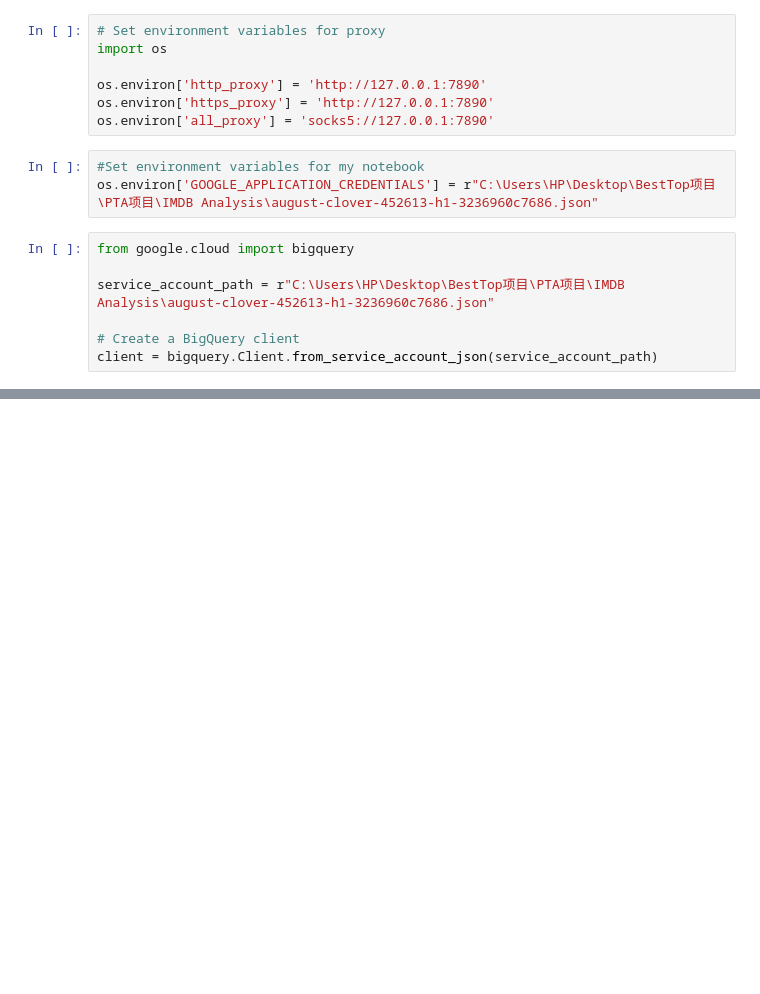
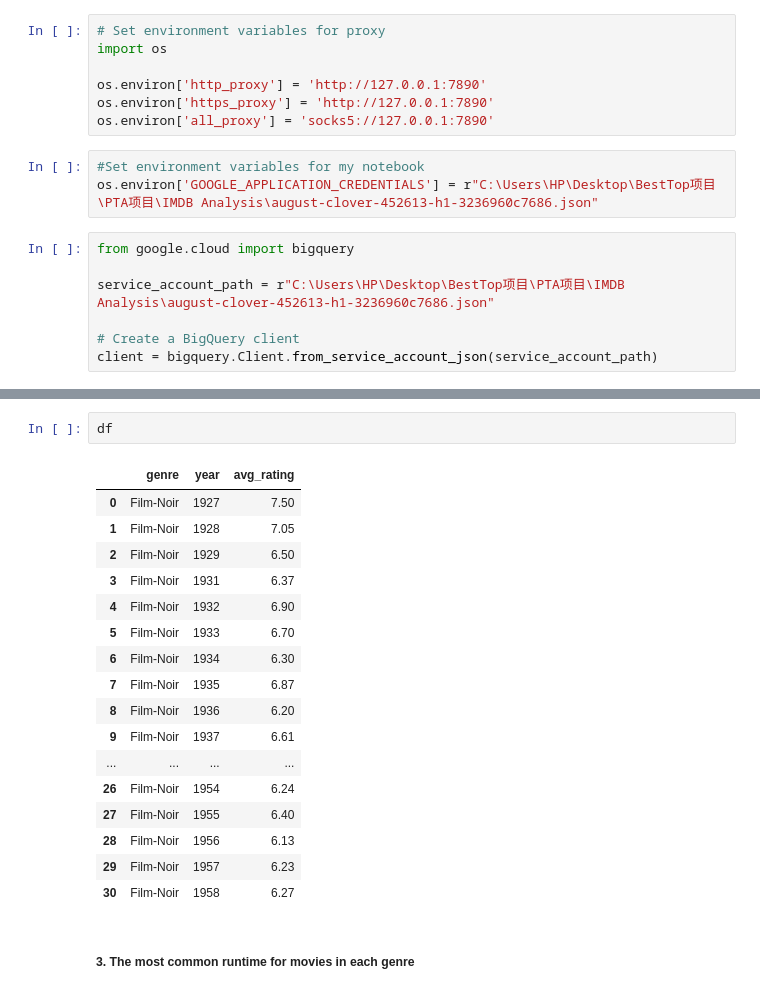
Before and after one commit to JiahuaXue/data-analysis, a Jupyter notebook: IMDB Analylsis.ipynb, the cells around one changed output, grey strips where cells are left out. Cells and saved outputs as stored; diff of their text form; blank space fills up the shorter version.

```diff
--- a/IMDB Analylsis.ipynb
+++ b/IMDB Analylsis.ipynb
@@ -37,0 +220,22 @@ C:\Users\HP\data-analysis\data-analysis
+# %%
+df
+# %% [output]
+|  | genre | year | avg_rating |
+| 0 | Film-Noir | 1927 | 7.50 |
+| 1 | Film-Noir | 1928 | 7.05 |
+| 2 | Film-Noir | 1929 | 6.50 |
+| 3 | Film-Noir | 1931 | 6.37 |
+| 4 | Film-Noir | 1932 | 6.90 |
+| 5 | Film-Noir | 1933 | 6.70 |
+| 6 | Film-Noir | 1934 | 6.30 |
+| 7 | Film-Noir | 1935 | 6.87 |
+| 8 | Film-Noir | 1936 | 6.20 |
+| 9 | Film-Noir | 1937 | 6.61 |
+| ... | ... | ... | ... |
+| 26 | Film-Noir | 1954 | 6.24 |
+| 27 | Film-Noir | 1955 | 6.40 |
+| 28 | Film-Noir | 1956 | 6.13 |
+| 29 | Film-Noir | 1957 | 6.23 |
+| 30 | Film-Noir | 1958 | 6.27 |
+# %% [markdown]
+##### 3. The most common runtime for movies in each genre
```
Also changed, not shown: parts of 87 cells of this notebook.
